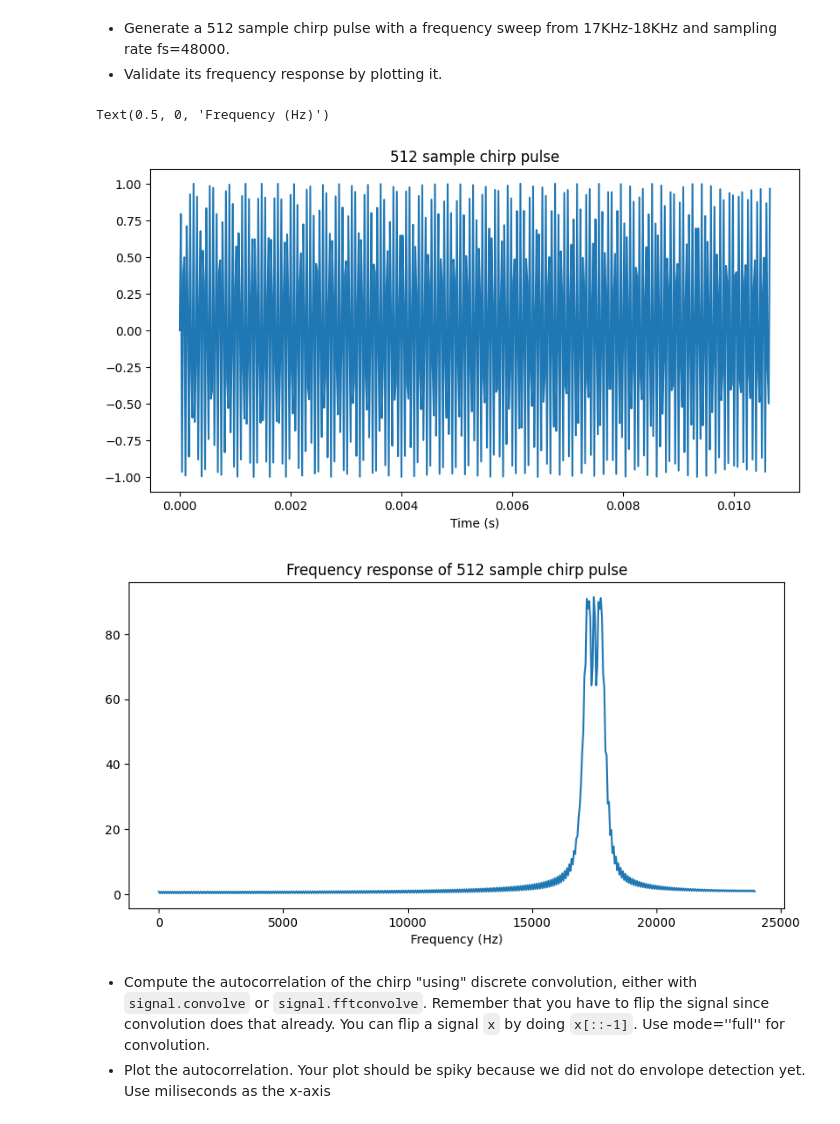
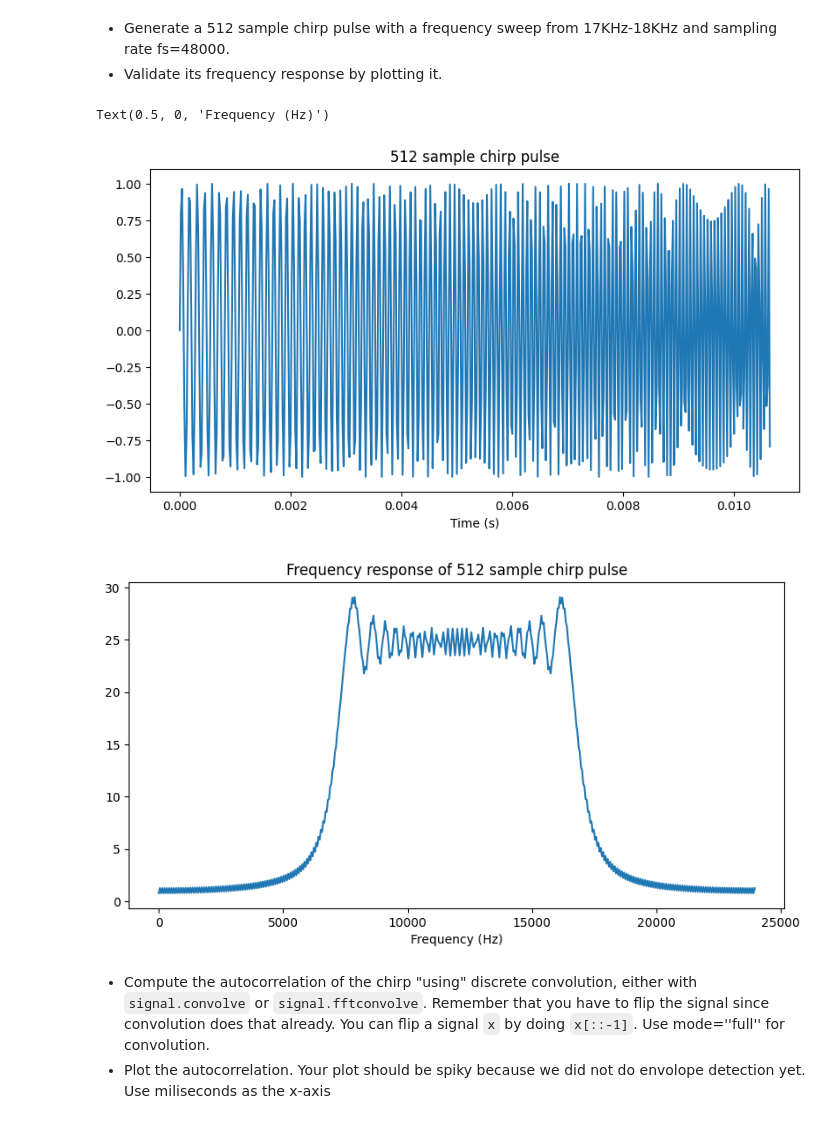
Before and after one commit to karu2003/rtsonar_farros, a Jupyter notebook: TimeDomain-Sonar.ipynb, the cells around one changed output. Drawn from its saved outputs; the diff is of its cells as text; code cells hidden in the pictures.

```diff
--- a/TimeDomain-Sonar.ipynb
+++ b/TimeDomain-Sonar.ipynb
@@ -365,41 +365,41 @@ The chirp has a very nice property that its auto-correlation is very narrow. Sin
 # set params
 fs = 48000 # sampling frequecy
 sample = 512 # number of sample
-f0 = 17000 # start frequency
-f1 = 18000 # end frequency
+f0 = 7000 # start frequency
+f1 = 17000 # end frequency
 
 T = sample/fs # time period of the sample
 
 t = np.r_[0:T:1/fs] # time index from 0 to the sampled value with step size of 1/fs
 
 ft = f0 + ((f1-f0)/(2*T))*t # some part of the phase
 
 
 new_chirp = np.sin(2*np.pi*ft*t) # generate frequency response of chirp
 
 # plot
 width, height = figaspect(0.5)
 figure(figsize=(width,height))
 plt.plot(t, new_chirp)
 
 plt.title("512 sample chirp pulse")
 plt.xlabel("Time (s)")
 
 # generate frequency response of chirp
 w, h = signal.freqz(new_chirp)
 
 f = (w*fs)/(2*np.pi) # generate frequency index in Hz this case from 0 to 24kHz
 
 # plot
 width, height = plt.figaspect(0.5)
 fig = plt.figure(figsize=(width,height))
 plt.plot(f,abs(h)) # plot the frequency and magnitude
 plt.title("Frequency response of 512 sample chirp pulse")
 plt.xlabel("Frequency (Hz)")
 # %% [output]
 Text(0.5, 0, 'Frequency (Hz)')
-[figure, old version]
+[figure, new version]
-[figure, old version]
+[figure, new version]
 # %% [markdown]
 
 * Compute the autocorrelation of the chirp "using" discrete convolution, either with `signal.convolve` or `signal.fftconvolve`. Remember that you have to flip the signal since convolution does that already. You can flip a signal `x` by doing `x[::-1]`. Use mode=''full'' for convolution.
```
Also changed, not shown: parts of 23 cells of this notebook, 10 other files.
